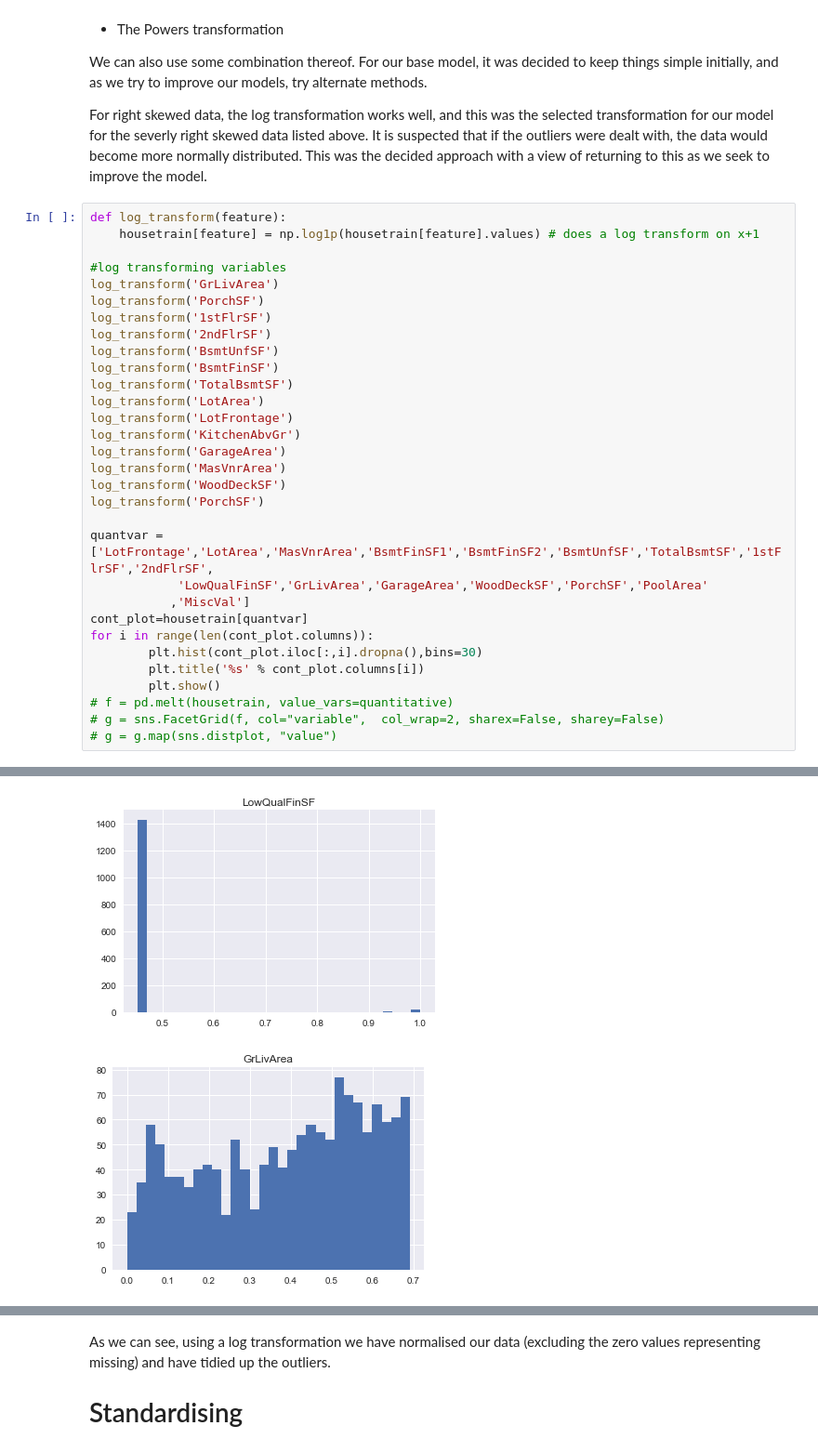
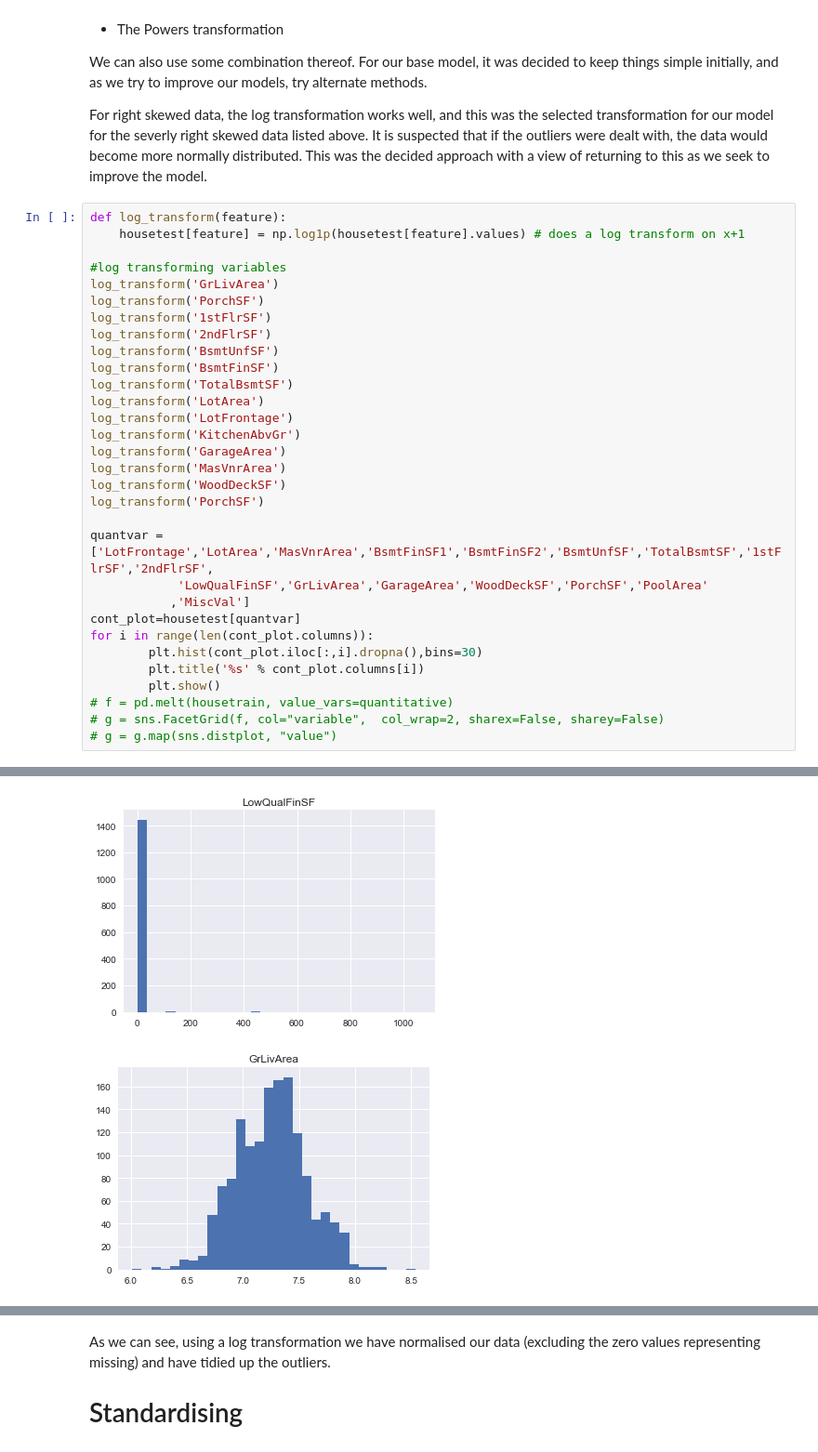
Before and after one commit to ConorFeeney/IS540-Project-2, a Jupyter notebook: Base Model Report.ipynb, the cells around one changed output, grey strips where cells are left out. Shown at 93% size. Cells and saved outputs as stored; diff of their text form.

```diff
--- a/Base Model Report.ipynb
+++ b/Base Model Report.ipynb
@@ -1697,7 +1697,7 @@ We can also use some combination thereof. For our base model, it was decided to
 For right skewed data, the log transformation works well, and this was the selected transformation for our model for the severly right skewed data listed above. It is suspected that if the outliers were dealt with, the data would become more normally distributed. This was the decided approach with a view of returning to this as we seek to improve the model.
 # %%
 def log_transform(feature):
-    housetrain[feature] = np.log1p(housetrain[feature].values) # does a log transform on x+1
+    housetest[feature] = np.log1p(housetest[feature].values) # does a log transform on x+1
 
 #log transforming variables
 log_transform('GrLivArea')
@@ -1718,7 +1718,7 @@ log_transform('PorchSF')
 quantvar = ['LotFrontage','LotArea','MasVnrArea','BsmtFinSF1','BsmtFinSF2','BsmtUnfSF','TotalBsmtSF','1stFlrSF','2ndFlrSF',
             'LowQualFinSF','GrLivArea','GarageArea','WoodDeckSF','PorchSF','PoolArea'
            ,'MiscVal']
-cont_plot=housetrain[quantvar]
+cont_plot=housetest[quantvar]
 for i in range(len(cont_plot.columns)):
         plt.hist(cont_plot.iloc[:,i].dropna(),bins=30)
         plt.title('%s' % cont_plot.columns[i])
@@ -1739,2 +1739,2 @@ for i in range(len(cont_plot.columns)):
-[figure, old version]
+[figure, new version]
-[figure, old version]
+[figure, new version]
```
Also changed, not shown: parts of 9 cells of this notebook.
